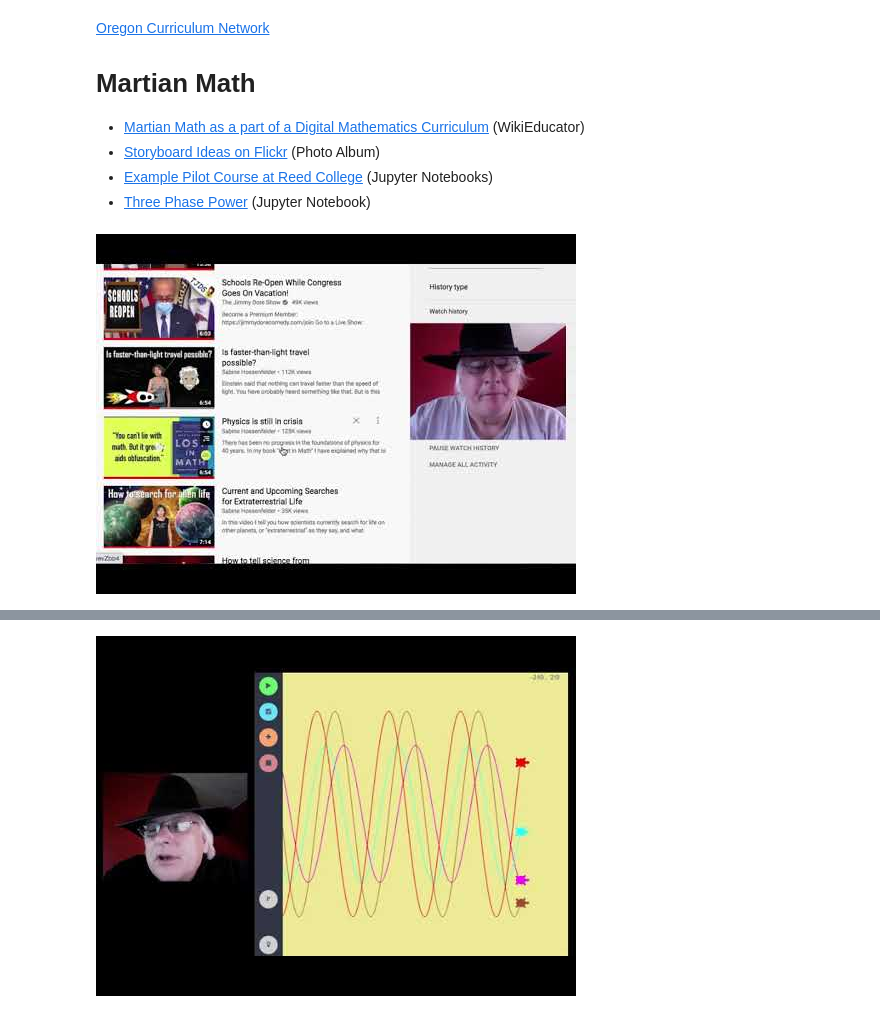
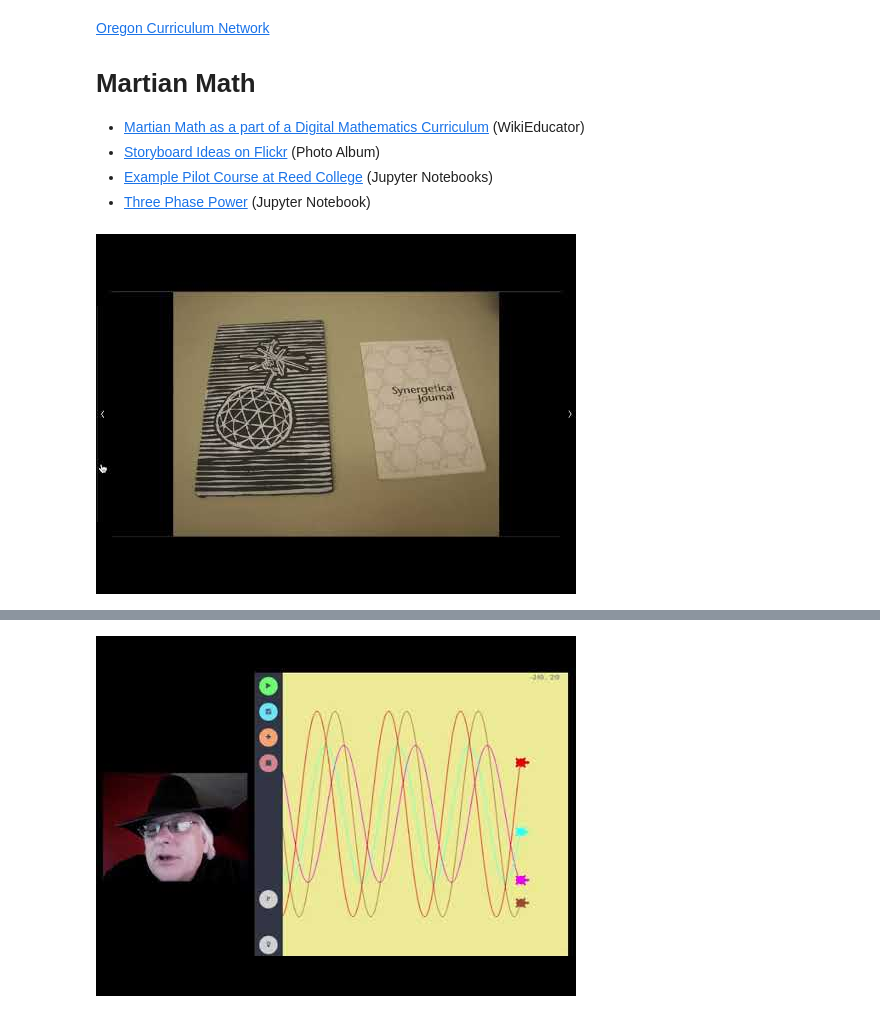
Before and after one commit to 4dsolutions/School_of_Tomorrow, a Jupyter notebook: MartianMath.ipynb, the cells around one changed output, grey strips where cells are left out. Drawn from its saved outputs; the diff is of its cells as text; code cells hidden in the pictures.

```diff
--- a/MartianMath.ipynb
+++ b/MartianMath.ipynb
@@ -9,6 +9,7 @@
 * [Three Phase Power](https://github.com/4dsolutions/SAISOFT/blob/master/ThreePhasePower.ipynb)  (Jupyter Notebook)
 # %%
 from IPython.display import YouTubeVideo
-YouTubeVideo("x6Dv0rwTSS8")
-# %% [output]
-[figure, removed]
+# %%
+YouTubeVideo("0DoMz5OEwQY")
+# %% [output]
+[figure, added]
```
Also changed, not shown: parts of 1 cell of this notebook.
